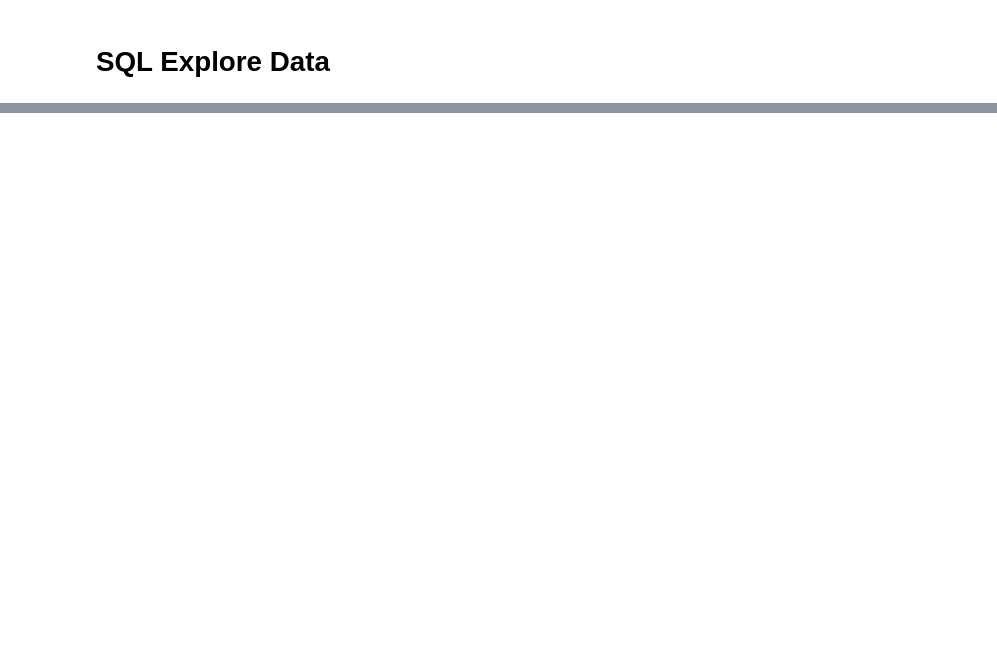
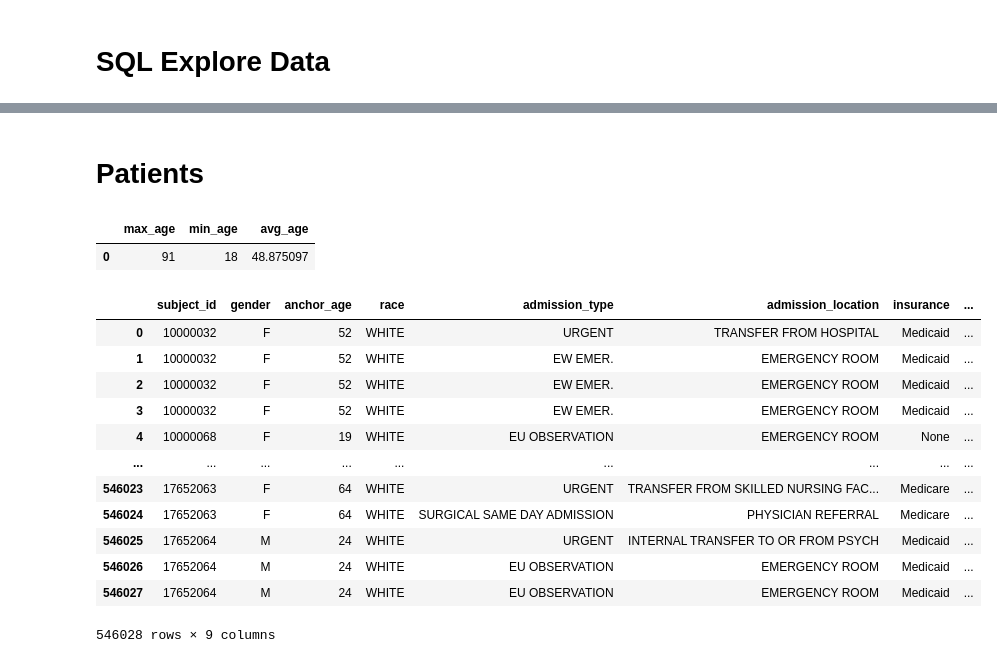
Before and after one commit to ayk-404/fs-thesis, a Jupyter notebook: data_analysis.ipynb, the cells around one changed output, grey strips where cells are left out. Saved outputs shown, nothing was run; the diff lists cells and outputs as text; code cells hidden in the pictures; blank space fills up the shorter version.

```diff
--- a/data_analysis.ipynb
+++ b/data_analysis.ipynb
@@ -104,4 +122,0 @@ def sql(q: str):
-# %%
-def show(df: pl.DataFrame):
-    """Display a Polars DataFrame with an index column."""
-    display(df.with_row_index("index"))
@@ -125,0 +284,11 @@ shape: (899_050, 7)
+# %% [markdown]
+# Patients
+# %%
+age_range = sql("""SELECT max(anchor_age) as max_age,
+                     min(anchor_age) as min_age,
+                     AVG(anchor_age) as avg_age
+                from hosp.patients;""")
+show(age_range)
+# %% [output]
+|  | max_age | min_age | avg_age |
+| 0 | 91 | 18 | 48.875097 |
@@ -125,0 +304,31 @@ shape: (899_050, 7)
+# %%
+# patients with admissions and demographics
+df = sql("""
+    SELECT
+        p.subject_id,
+        p.gender,
+        p.anchor_age,
+        a.race,
+        a.admission_type,
+        a.admission_location,
+        a.insurance,
+        a.marital_status,
+        a.language
+    FROM hosp.patients p
+    JOIN hosp.admissions a ON p.subject_id = a.subject_id
+""")
+show(df,limit=True)
+# %% [output]
+|  | subject_id | gender | anchor_age | race | admission_type | admission_location | insurance | ... |
+| 0 | 10000032 | F | 52 | WHITE | URGENT | TRANSFER FROM HOSPITAL | Medicaid | ... |
+| 1 | 10000032 | F | 52 | WHITE | EW EMER. | EMERGENCY ROOM | Medicaid | ... |
+| 2 | 10000032 | F | 52 | WHITE | EW EMER. | EMERGENCY ROOM | Medicaid | ... |
+| 3 | 10000032 | F | 52 | WHITE | EW EMER. | EMERGENCY ROOM | Medicaid | ... |
+| 4 | 10000068 | F | 19 | WHITE | EU OBSERVATION | EMERGENCY ROOM | None | ... |
+| ... | ... | ... | ... | ... | ... | ... | ... | ... |
+| 546023 | 17652063 | F | 64 | WHITE | URGENT | TRANSFER FROM SKILLED NURSING FAC... | Medicare | ... |
+| 546024 | 17652063 | F | 64 | WHITE | SURGICAL SAME DAY ADMISSION | PHYSICIAN REFERRAL | Medicare | ... |
+| 546025 | 17652064 | M | 24 | WHITE | URGENT | INTERNAL TRANSFER TO OR FROM PSYCH | Medicaid | ... |
+| 546026 | 17652064 | M | 24 | WHITE | EU OBSERVATION | EMERGENCY ROOM | Medicaid | ... |
+| 546027 | 17652064 | M | 24 | WHITE | EU OBSERVATION | EMERGENCY ROOM | Medicaid | ... |
+546028 rows × 9 columns
```
Also changed, not shown: parts of 23 cells of this notebook.
